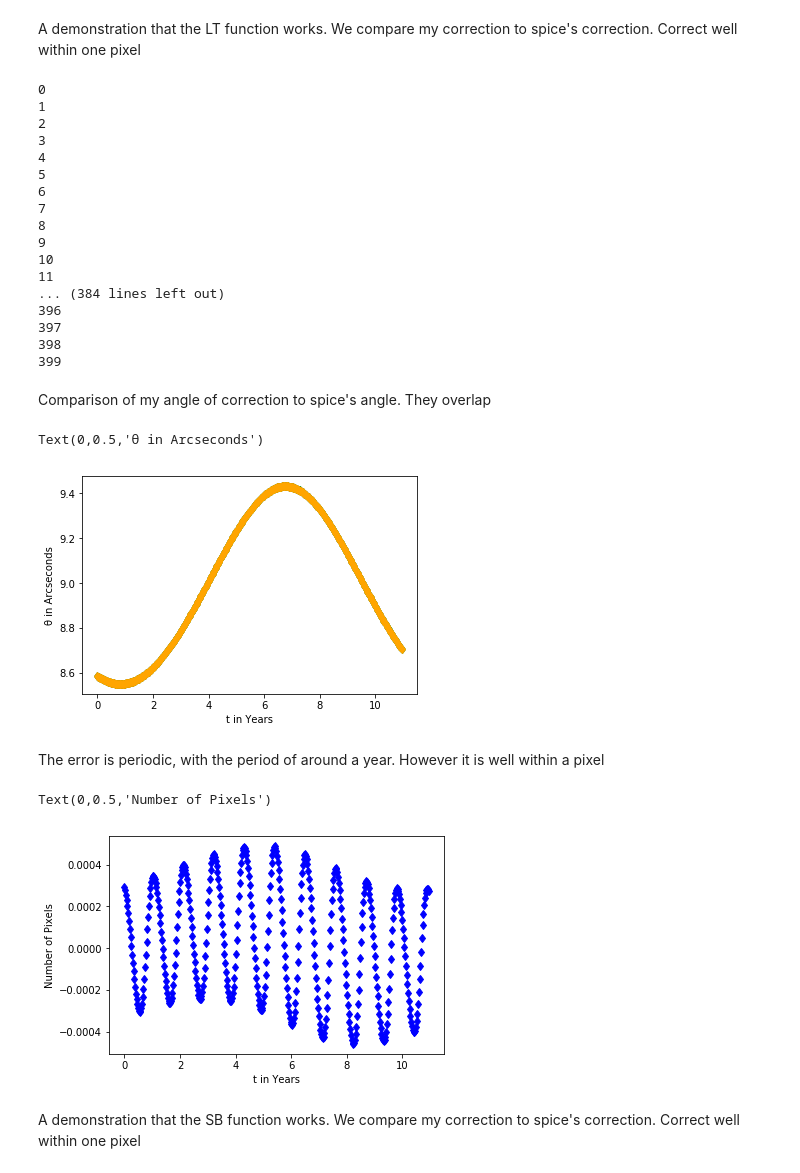
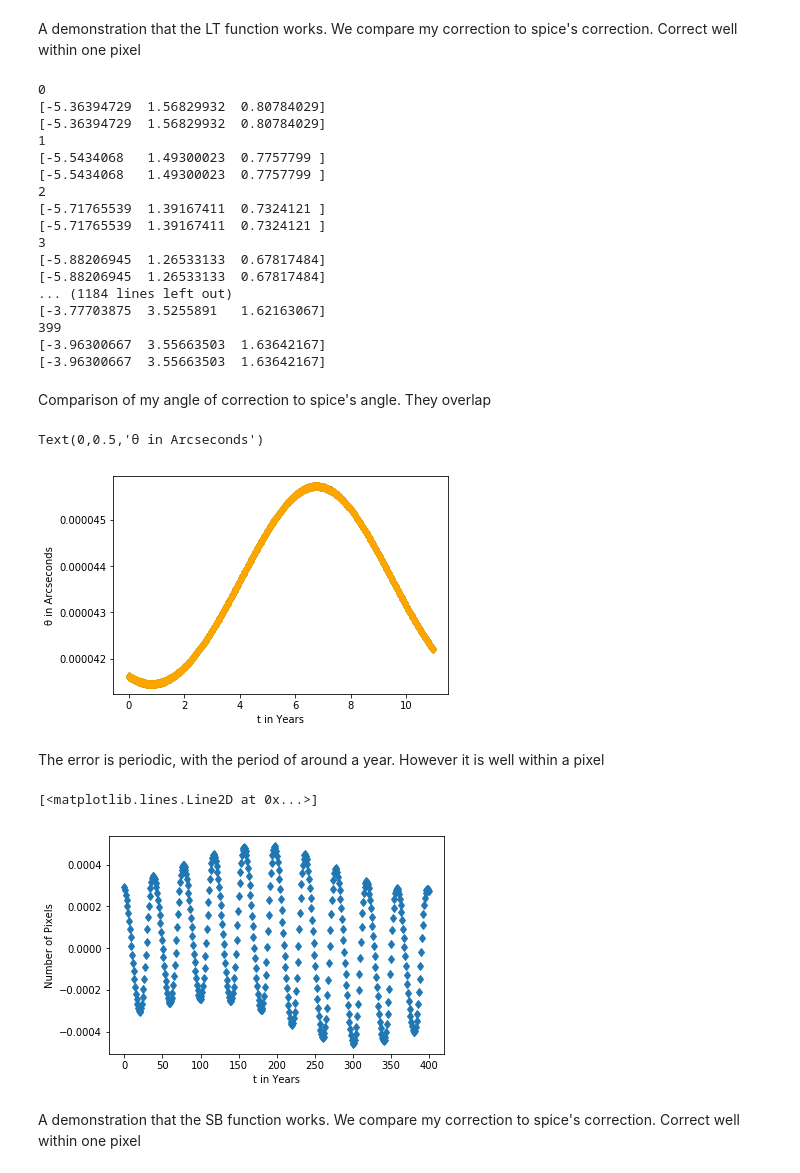
Before and after one commit to Alexandros101/Irregular-Satellites, a Jupyter notebook: SpiceKernel.ipynb, the cells around one changed output. Drawn from its saved outputs; the diff is of its cells as text; code cells hidden in the pictures.

```diff
--- a/SpiceKernel.ipynb
+++ b/SpiceKernel.ipynb
@@ -142,31 +142,33 @@ for i in range(0,400):
     exyz = get_earth(ts)
     jxyz = get_jup(ts)
     fxyz = LT(ts, exyz[0], get_jup)
-    mtheta.append(206265*(np.linalg.norm(fxyz[0]-jxyz[0])/np.linalg.norm(jxyz[0]-exyz[0])))
+    mtheta.append((np.linalg.norm(fxyz[0]-jxyz[0])/np.linalg.norm(jxyz[0]-exyz[0])))
     get_cor_jup = get_spice_function('5',"LT","EARTH BARYCENTER")
     get_wrong_jup = get_spice_function('5',"NONE","EARTH BARYCENTER")
     axyz = get_cor_jup(ts)
     wxyz = get_wrong_jup(ts)
-    atheta.append(206265*(np.linalg.norm(axyz[0]-wxyz[0])/np.linalg.norm(wxyz[0])))
+    atheta.append((np.linalg.norm(axyz[0]-wxyz[0])/np.linalg.norm(wxyz[0])))
     print(i)
+    print(fxyz[0]-exyz[0])
+    print(axyz[0])
 # %% [output]
 0
+[-5.36394729  1.56829932  0.80784029]
+[-5.36394729  1.56829932  0.80784029]
 1
+[-5.5434068   1.49300023  0.7757799 ]
+[-5.5434068   1.49300023  0.7757799 ]
 2
+[-5.71765539  1.39167411  0.7324121 ]
+[-5.71765539  1.39167411  0.7324121 ]
 3
-4
-5
-6
-7
-8
-9
-10
-11
-... (384 lines left out)
-396
-397
-398
+[-5.88206945  1.26533133  0.67817484]
+[-5.88206945  1.26533133  0.67817484]
+... (1184 lines left out)
+[-3.77703875  3.5255891   1.62163067]
 399
+[-3.96300667  3.55663503  1.63642167]
+[-3.96300667  3.55663503  1.63642167]
 # %% [markdown]
 Comparison of my angle of correction to spice's angle. They overlap
 # %%
@@ -177,21 +179,21 @@ plt.xlabel("t in Years")
 plt.ylabel("θ in Arcseconds")
 # %% [output]
 Text(0,0.5,'θ in Arcseconds')
-[figure, old version]
+[figure, new version]
 # %% [markdown]
 The error is periodic, with the period of around a year. However it is well within a pixel
 # %%
 x = np.linspace(0,400,400)
 error = []
-for i in range(0,len(mtheta)):
-    error.append((mtheta[i]-atheta[i])*1e6*1/206265)
-plt.plot(x*10/365.25,error,"d",color = "blue")
+for i in range(0,400):
+    error.append((mtheta[i]-atheta[i])*1e6)
 plt.xlabel("t in Years")
 plt.ylabel("Number of Pixels")
+plt.plot(x,error,"d")
 #Error is random and no higher than 1e-8 order
 # %% [output]
-Text(0,0.5,'Number of Pixels')
+[<matplotlib.lines.Line2D at 0x...>]
-[figure, old version]
+[figure, new version]
 # %%
 def SB(earthxyz,vxyz,ts,get_jup):
     """
```
Also changed, not shown: 4 other files.
